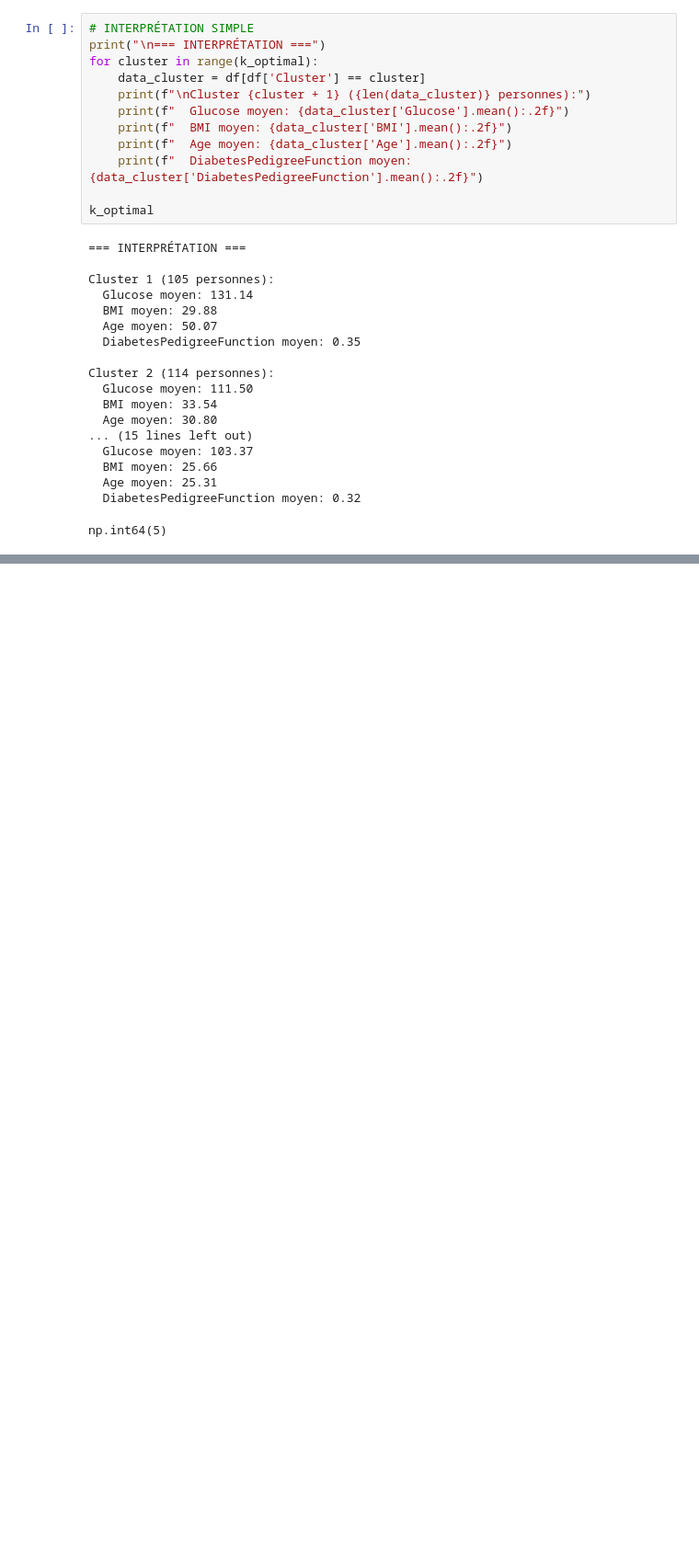
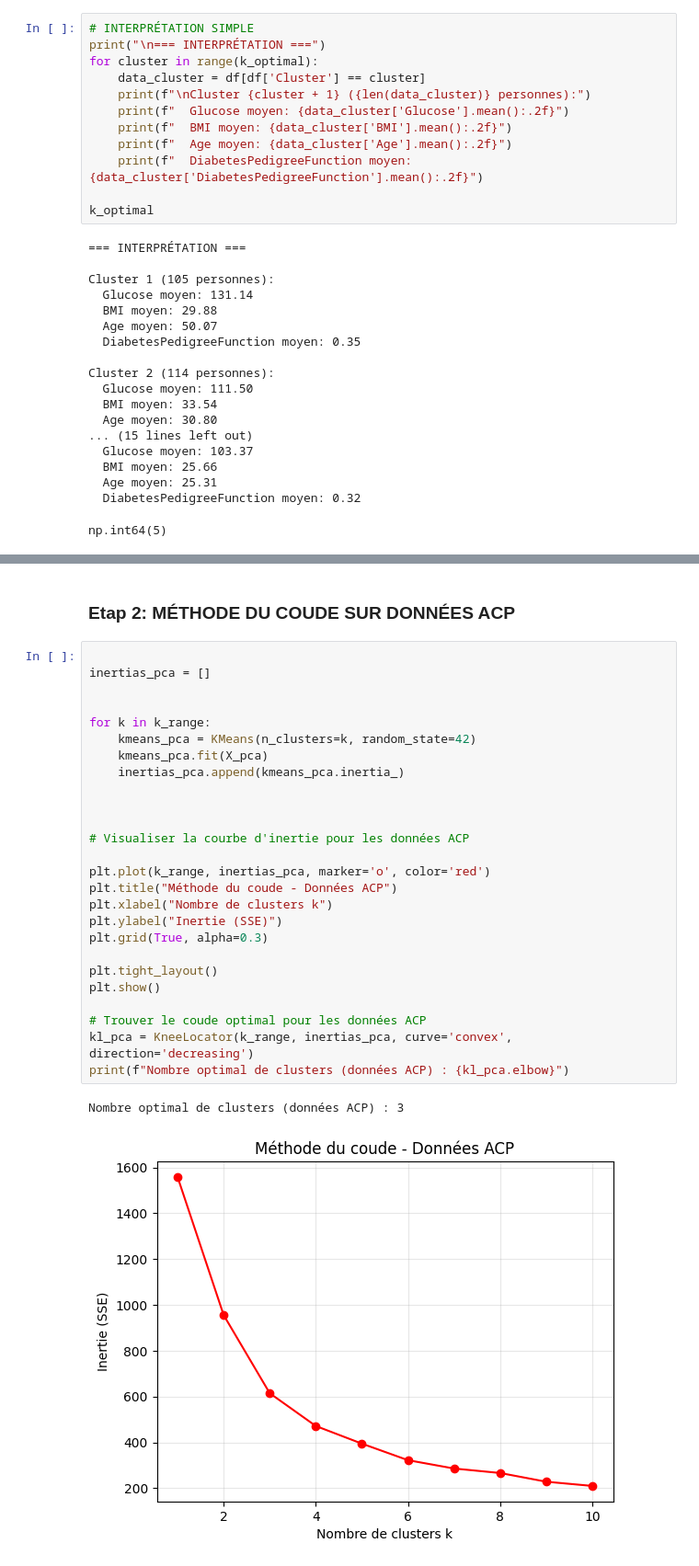
Before and after one commit to RaihanaAm/Analyse-de-Diab-te, a Jupyter notebook: Main.ipynb, the cells around one changed output, grey strips where cells are left out. Shown at 92% size. Saved outputs shown, nothing was run; the diff lists cells and outputs as text; blank space fills up the shorter version.

```diff
--- a/Main.ipynb
+++ b/Main.ipynb
@@ -432,0 +505,31 @@ np.int64(5)
+# %% [markdown]
+### Etap 2: MÉTHODE DU COUDE SUR DONNÉES ACP
+# %%
+
+inertias_pca = []
+
+
+for k in k_range:
+    kmeans_pca = KMeans(n_clusters=k, random_state=42)
+    kmeans_pca.fit(X_pca)
+    inertias_pca.append(kmeans_pca.inertia_)
+
+
+
+# Visualiser la courbe d'inertie pour les données ACP
+
+plt.plot(k_range, inertias_pca, marker='o', color='red')
+plt.title("Méthode du coude - Données ACP")
+plt.xlabel("Nombre de clusters k")
+plt.ylabel("Inertie (SSE)")
+plt.grid(True, alpha=0.3)
+
+plt.tight_layout()
+plt.show()
+
+# Trouver le coude optimal pour les données ACP
+kl_pca = KneeLocator(k_range, inertias_pca, curve='convex', direction='decreasing')
+print(f"Nombre optimal de clusters (données ACP) : {kl_pca.elbow}")
+# %% [output]
+Nombre optimal de clusters (données ACP) : 3
+[figure, added]
```
Also changed, not shown: parts of 13 cells of this notebook.
